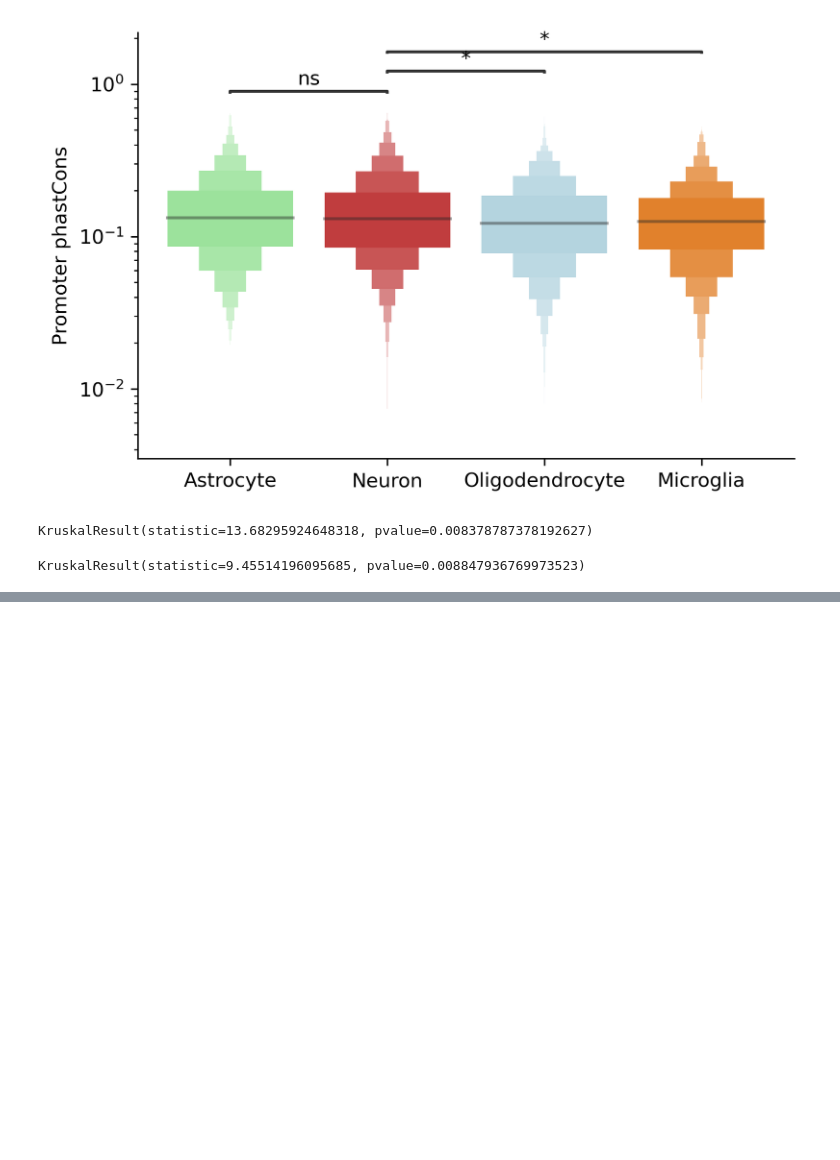
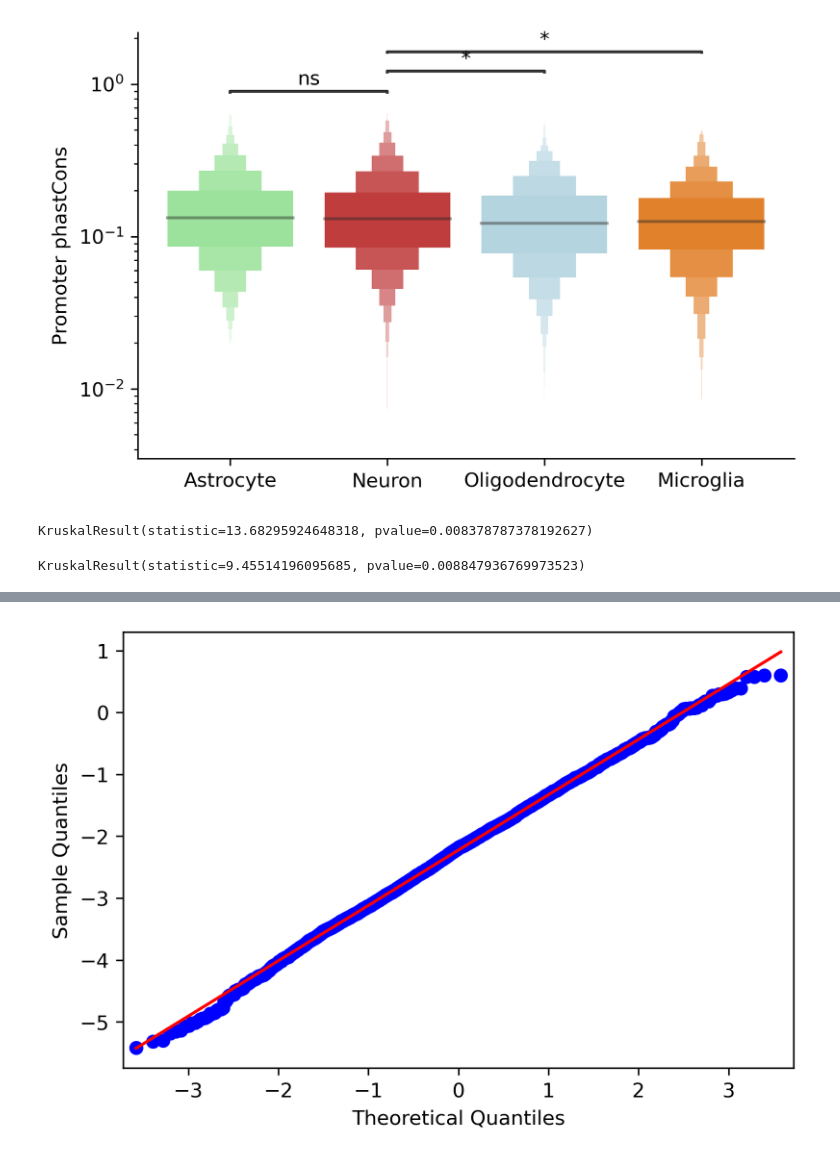
Before and after one commit to VeritatemAmo/neuron-glia-dNdS, a Jupyter notebook: jupyter_notebooks/mouse.phastCons_stats.ipynb, the cells around one changed output, grey strips where cells are left out. Saved outputs shown, nothing was run; the diff lists cells and outputs as text; code cells hidden in the pictures; blank space fills up the shorter version.

```diff
--- a/jupyter_notebooks/mouse.phastCons_stats.ipynb
+++ b/jupyter_notebooks/mouse.phastCons_stats.ipynb
@@ -168,0 +190,21 @@ KruskalResult(statistic=9.45514196095685, pvalue=0.008847936769973523)
+# %%
+# load dN/dS data of genes specific to each cell type
+celltype_list=['neuron','endothelia','glia','astrocyte','microglia','oligodendrocyte']
+dNdS_dict={}
+for celltype in celltype_list:
+    dNdS_dict[celltype.capitalize()]=pd.read_csv('../results/mouse.celltype-specific_genes/protein-coding_w_dNdS/avg_92species/'
+                                  +celltype+'.tsv',index_col=0, sep='\t')
+# %%
+# Merge dN/dS and phastCons of each gene
+phast_dNdS_dict={}
+for celltype in celltype_list:
+    phast_dNdS_dict[celltype.capitalize()]=pd.merge(left=dNdS_dict[celltype.capitalize()],left_index=True,
+                                                    right=gene_phastcons_df[gene_phastcons_df['Celltype']==celltype.capitalize()],right_index=True,
+                                                    how='inner')
+all_df=pd.concat(phast_dNdS_dict.values())
+all_df.columns=['dNdS','phastCons','Celltype']
+
+all_df['phastCons']=all_df['phastCons'].astype(float)
+# %%
+# remove outliers where dN/dS is greater than or equals to 2
+no_outlier_df=all_df[all_df['dNdS']<2]
@@ -168,0 +272,11 @@ KruskalResult(statistic=9.45514196095685, pvalue=0.008847936769973523)
+# %%
+log_no_outlier_df=pd.DataFrame()
+
+log_no_outlier_df['ln_dNdS']=np.log(no_outlier_df['dNdS'])
+log_no_outlier_df['log_dNdS']=np.log10(no_outlier_df['dNdS'])
+log_no_outlier_df['ln_phastCons']=np.log(no_outlier_df['phastCons'])
+log_no_outlier_df['log_phastCons']=np.log10(no_outlier_df['phastCons'])
+log_no_outlier_df['sqrt_phastCons']=np.sqrt(no_outlier_df['phastCons'])
+log_no_outlier_df['box_cox_phastCons']=stats.boxcox(no_outlier_df['phastCons'])[0]
+
+log_no_outlier_df['Celltype']=no_outlier_df['Celltype']
@@ -168,0 +299,5 @@ KruskalResult(statistic=9.45514196095685, pvalue=0.008847936769973523)
+# %%
+sm.qqplot(log_no_outlier_df['ln_dNdS'], line='s')
+pylab.show()
+# %% [output]
+[figure, added]
```
Also changed, not shown: parts of 35 cells of this notebook, 3 other files.
